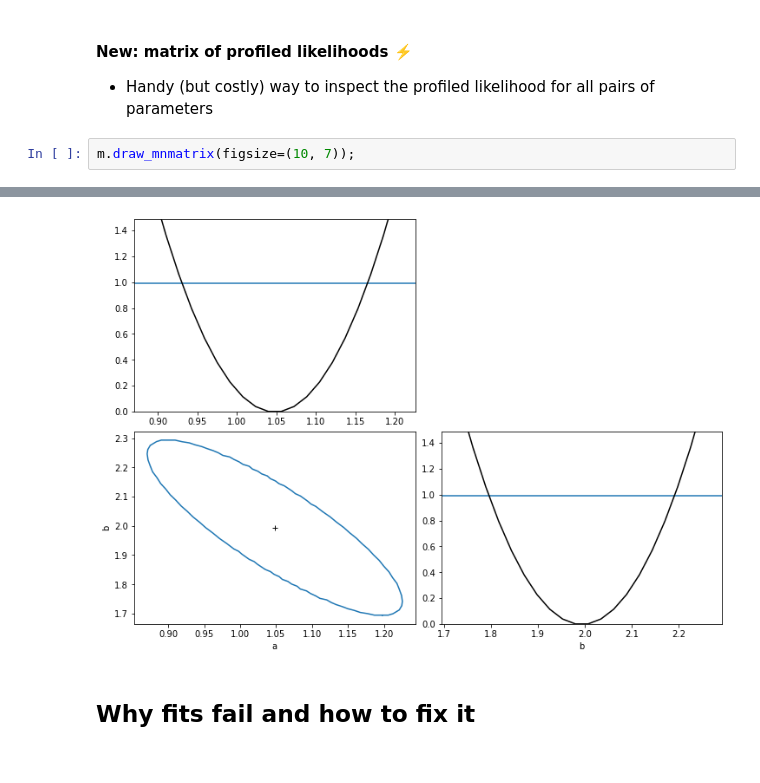
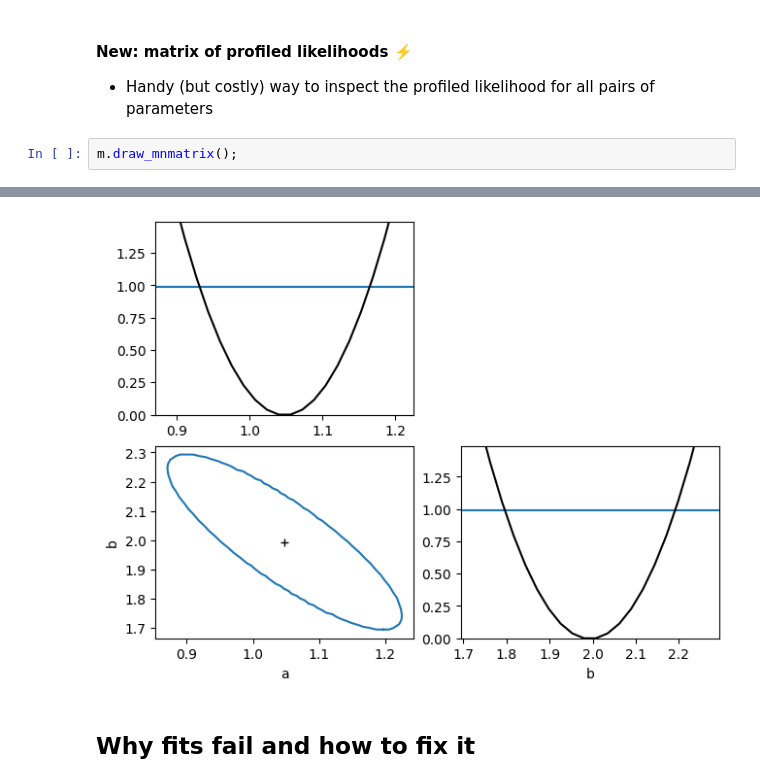
Before and after one commit to HDembinski/PyHEP-2022-iminuit, a Jupyter notebook: iminuit.ipynb, the cells around one changed output, grey strips where cells are left out. Saved outputs shown, nothing was run; the diff lists cells and outputs as text.

```diff
--- a/iminuit.ipynb
+++ b/iminuit.ipynb
@@ -265,5 +265,5 @@ plt.fill_between(x, y - ye, y + ye, alpha=0.5);
 
 * Handy (but costly) way to inspect the profiled likelihood for all pairs of parameters
 # %%
-m.draw_mnmatrix(figsize=(10, 7));
+m.draw_mnmatrix();
 # %% [output]
@@ -271,4 +271,4 @@ m.draw_mnmatrix(figsize=(10, 7));
-[figure, old version]
+[figure, new version]
 # %% [markdown]
 ## Why fits fail and how to fix it
 # %% [markdown]
```
Also changed, not shown: parts of 24 cells of this notebook, 2 other files.
